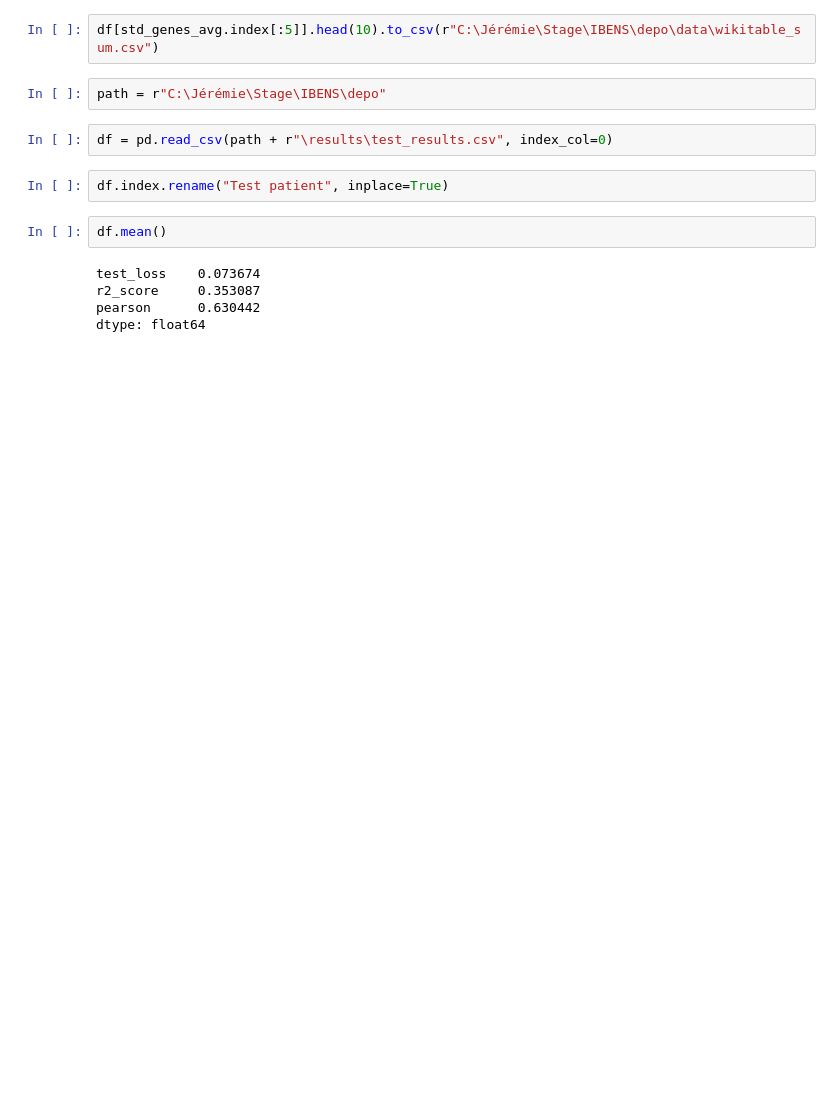
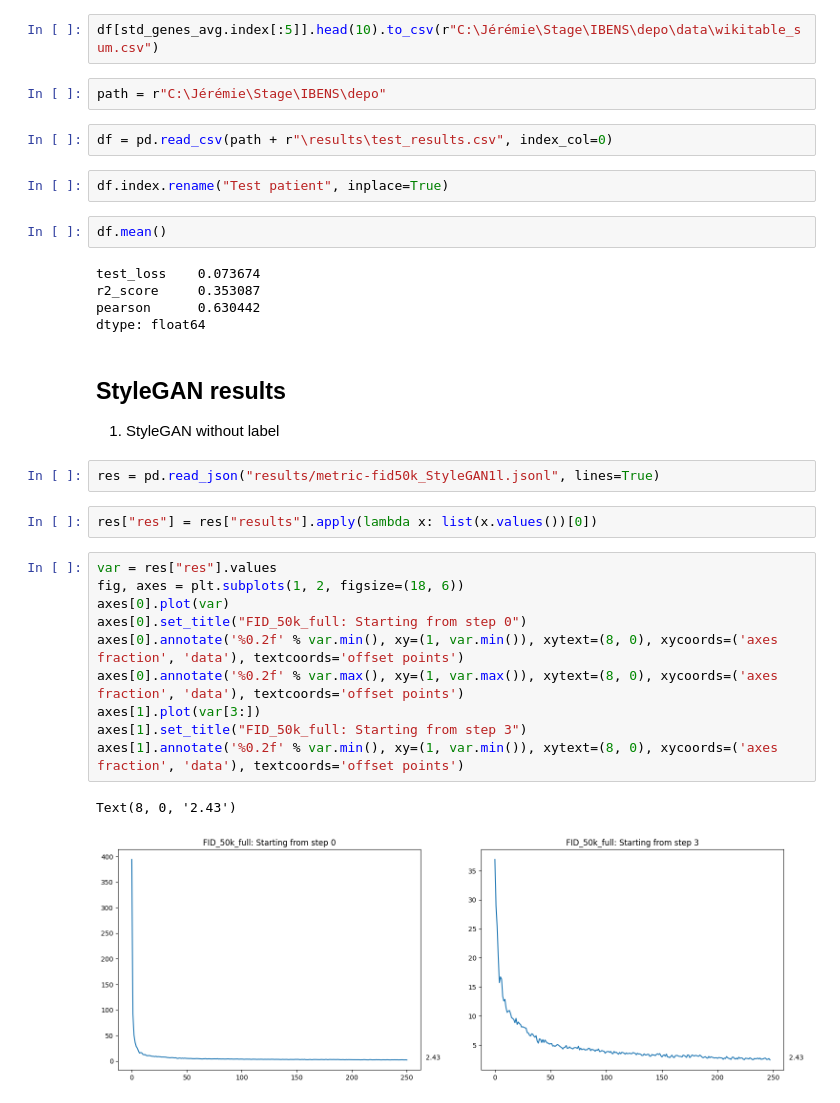
Before and after one commit to Jeremstym/depoibens, a Jupyter notebook: statdes.ipynb, the cells around one changed output. Cells and saved outputs as stored; diff of their text form; blank space fills up the shorter version.

Commit message:
Add styleGAN first results

```diff
--- a/statdes.ipynb
+++ b/statdes.ipynb
@@ -81,3 +81,24 @@ test_loss    0.073674
 r2_score     0.353087
 pearson      0.630442
 dtype: float64
+# %% [markdown]
+## StyleGAN results
+
+1. StyleGAN without label
+# %%
+res = pd.read_json("results/metric-fid50k_StyleGAN1l.jsonl", lines=True)
+# %%
+res["res"] = res["results"].apply(lambda x: list(x.values())[0])
+# %%
+var = res["res"].values
+fig, axes = plt.subplots(1, 2, figsize=(18, 6))
+axes[0].plot(var)
+axes[0].set_title("FID_50k_full: Starting from step 0")
+axes[0].annotate('%0.2f' % var.min(), xy=(1, var.min()), xytext=(8, 0), xycoords=('axes fraction', 'data'), textcoords='offset points')
+axes[0].annotate('%0.2f' % var.max(), xy=(1, var.max()), xytext=(8, 0), xycoords=('axes fraction', 'data'), textcoords='offset points')
+axes[1].plot(var[3:])
+axes[1].set_title("FID_50k_full: Starting from step 3")
+axes[1].annotate('%0.2f' % var.min(), xy=(1, var.min()), xytext=(8, 0), xycoords=('axes fraction', 'data'), textcoords='offset points')
+# %% [output]
+Text(8, 0, '2.43')
+[figure, added]
```
Also changed, not shown: parts of 1 cell of this notebook.
